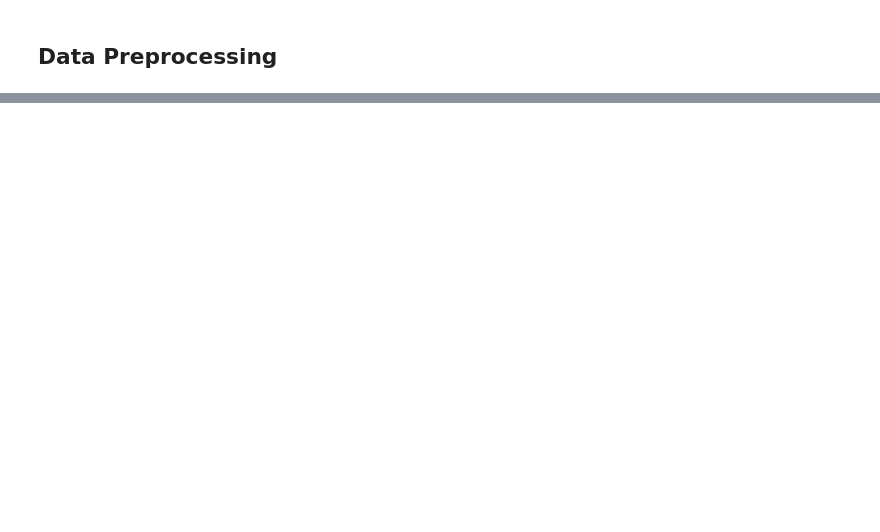
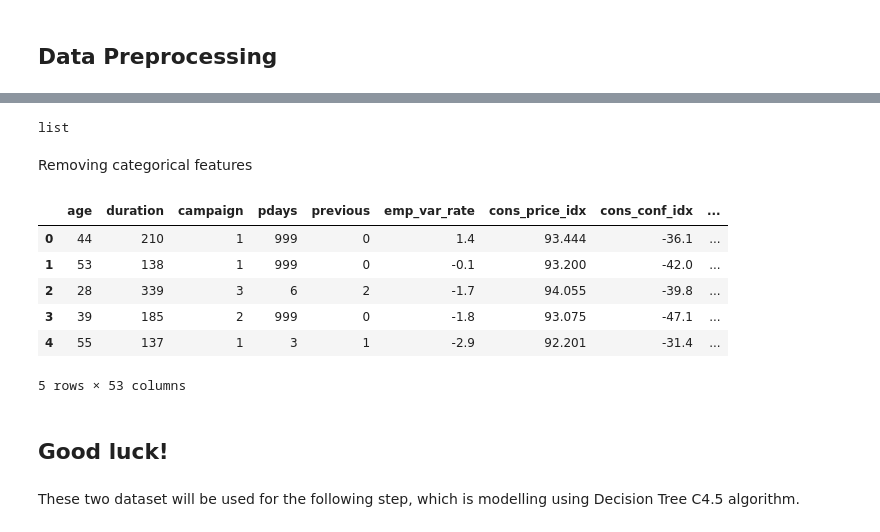
Before and after one commit to adrianhart51/term-deposit, a Jupyter notebook: Data Exploration, Visualization & Preprocessing.ipynb, the cells around one changed output, grey strips where cells are left out. Saved outputs shown, nothing was run; the diff lists cells and outputs as text; code cells hidden in the pictures; blank space fills up the shorter version.

Commit message:
add data preprocessing step

```diff
--- a/Data Exploration, Visualization & Preprocessing.ipynb
+++ b/Data Exploration, Visualization & Preprocessing.ipynb
@@ -210,0 +255,4 @@ Most of the customers of the bank in this dataset are in the age range of 30–4
+# %%
+df_dropped['education'] = np.where(df_dropped['education'] == 'basic.9y', 'basic', df_dropped['education'])
+df_dropped['education'] = np.where(df_dropped['education'] == 'basic.6y', 'basic', df_dropped['education'])
+df_dropped['education'] = np.where(df_dropped['education'] == 'basic.4y', 'basic', df_dropped['education'])
@@ -210,0 +266,7 @@ Most of the customers of the bank in this dataset are in the age range of 30–4
+# %%
+categ_vars = ['job','education','default','housing','loan','contact','month','poutcome']
+
+for var in categ_vars:
+    categ_list = pd.get_dummies(df_dropped[var], prefix=var) # implementing One Hot Encoder
+    df_dropped_temp = df_dropped.join(categ_list)
+    df_dropped = df_dropped_temp
@@ -210,0 +292,20 @@ Most of the customers of the bank in this dataset are in the age range of 30–4
+# %%
+data_vars = df_dropped.columns.values.tolist()
+type(data_vars)
+# %% [output]
+list
+# %%
+to_keep = [i for i in data_vars if i not in categ_vars]
+# %% [markdown]
+Removing categorical features
+# %%
+df_dropped_final = df_dropped[to_keep]
+df_dropped_final.head()
+# %% [output]
+|  | age | duration | campaign | pdays | previous | emp_var_rate | cons_price_idx | cons_conf_idx | ... |
+| 0 | 44 | 210 | 1 | 999 | 0 | 1.4 | 93.444 | -36.1 | ... |
+| 1 | 53 | 138 | 1 | 999 | 0 | -0.1 | 93.200 | -42.0 | ... |
+| 2 | 28 | 339 | 3 | 6 | 2 | -1.7 | 94.055 | -39.8 | ... |
+| 3 | 39 | 185 | 2 | 999 | 0 | -1.8 | 93.075 | -47.1 | ... |
+| 4 | 55 | 137 | 1 | 3 | 1 | -2.9 | 92.201 | -31.4 | ... |
+5 rows × 53 columns
@@ -210,0 +317,4 @@ Most of the customers of the bank in this dataset are in the age range of 30–4
+# %% [markdown]
+## Good luck!
+# %% [markdown]
+These two dataset will be used for the following step, which is modelling using Decision Tree C4.5 algorithm.
```
Also changed, not shown: parts of 14 cells of this notebook.
